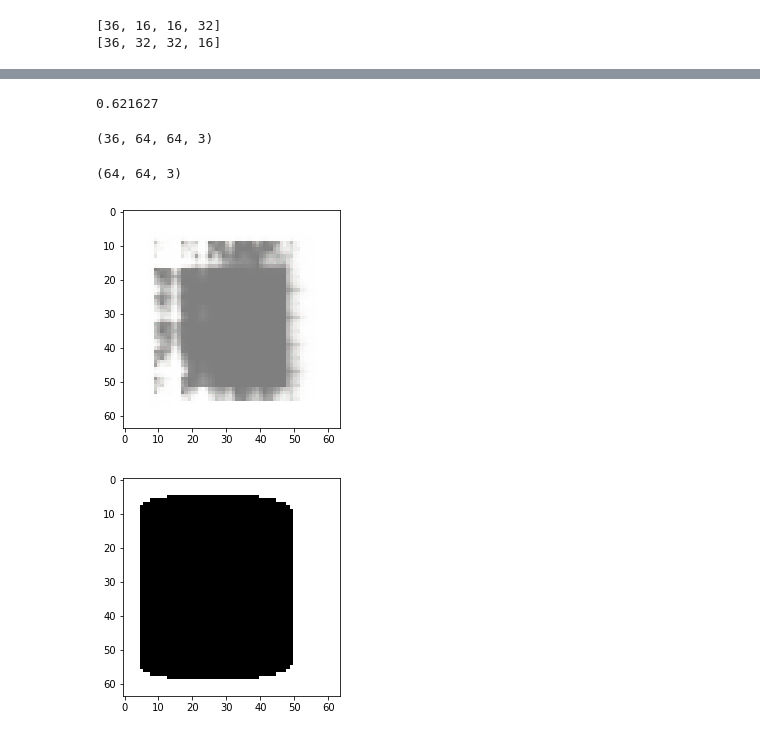
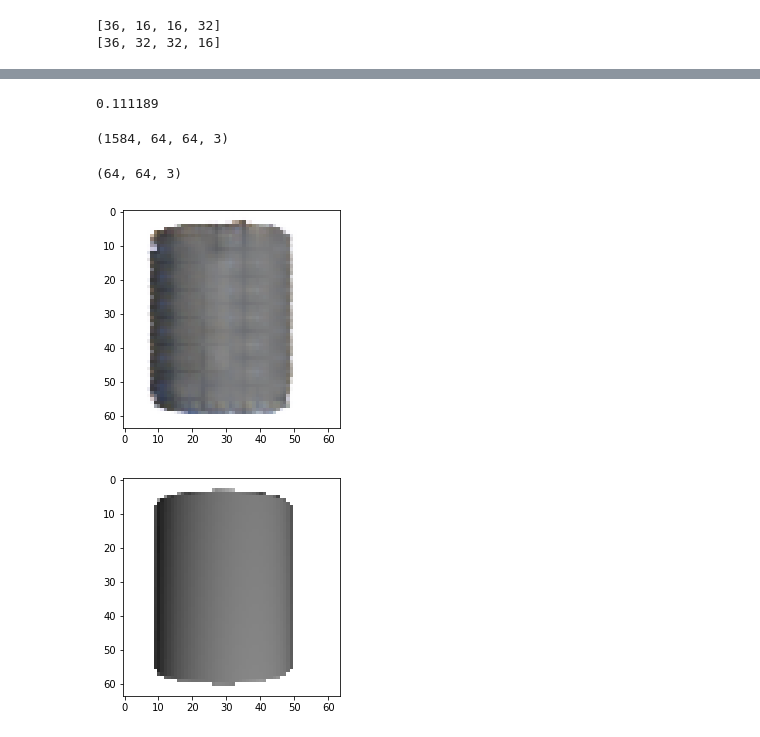
Before and after one commit to Chinmay26/Multi-Viewpoint-Image-generation, a Jupyter notebook: trainers/AutoEncoder_pose.ipynb, the cells around one changed output, grey strips where cells are left out. Drawn from its saved outputs; the diff is of its cells as text; code cells hidden in the pictures.

Commit message:
Pose encoder

```diff
--- a/trainers/AutoEncoder_pose.ipynb
+++ b/trainers/AutoEncoder_pose.ipynb
@@ -54,12 +51,6 @@ plt.show()
 # rest 44 folders would be used for testing
 
 
-
-
-# for cnt in range(214):
-#     labels[cnt*36:(cnt+1)*36] = np.roll(imageset[cnt*36:(cnt+1)*36], 1, axis=0)
-
-# imageset, labels = shuffle(imageset, labels, random_state=0)
 
 data_ = np.zeros(imageset.shape)
 labels_ = np.zeros(imageset.shape)
@@ -69,13 +60,20 @@ pose = np.zeros((7704,8,8,36))
 
 for cnt in range(214):
     for itr in range(36):
-        data_[(cnt*36) + itr] = imageset[cnt]
+        data_[(cnt*36) + itr] = imageset[cnt*36]
         pose_tmp = np.zeros(36)
         pose_tmp[itr] = 1
         pose[(cnt*36) + itr] = np.broadcast_to(pose_tmp,(8,8,36))
         labels_[(cnt*36) + itr] =  imageset[(cnt*36) + itr]
+        #print( (cnt*36) + itr)
 
+data_, labels_, pose = shuffle(data_, labels_, pose, random_state=0)
 #This code will generate labels for the dataset
+#perm = np.random.permutation(data_.shape[0])
+
+# data_ = data_[perm]
+# labels_ = labels_[perm]
+# pose = pose[perm]
 
 # For current image label is the next image (image with 10 degree rotation)
 # For last image in the set (36th image) label would be first image
@@ -297,19 +294,19 @@ plt.show()
 # %%
 
 
-feed_dict = {inputs_: data_test[:36], targets_: test_labels[:36], pose_:pose[:36]}
+feed_dict = {inputs_: data_test[100:136], targets_: test_labels[100:136], pose_:pose[6120+100:6120+136]}
 
 fetches = [tanh6, loss_op]
 out, loss = sess.run(fetches, feed_dict=feed_dict)
 print loss
 # %% [output]
-0.621627
+0.111189
 # %%
-other = np.array(out)
+other = np.array(test_labels)
 
 print other.shape
 # %% [output]
-(36, 64, 64, 3)
+(1584, 64, 64, 3)
 # %%
 # test_labels_copy = test_labels[0:72]
 
@@ -337,20 +332,20 @@ out /= 2
 # out = np.where(out<0,0,out)
 # %%
 
-tmp = out[4]
+tmp = out[35]
 print tmp.shape
 plt.imshow(tmp/255)
 plt.show()
 # %% [output]
 (64, 64, 3)
-[figure, old version]
+[figure, new version]
 # %%
-test_labels += 1
-test_labels *=  255
-test_labels /= 2
+other += 1
+other *=  255
+other /= 2
 # %%
-tmp = test_labels[16]
+tmp = other[135]
 plt.imshow(tmp/255)
 plt.show()
 # %% [output]
-[figure, old version]
+[figure, new version]
```
Also changed, not shown: parts of 5 cells of this notebook.
